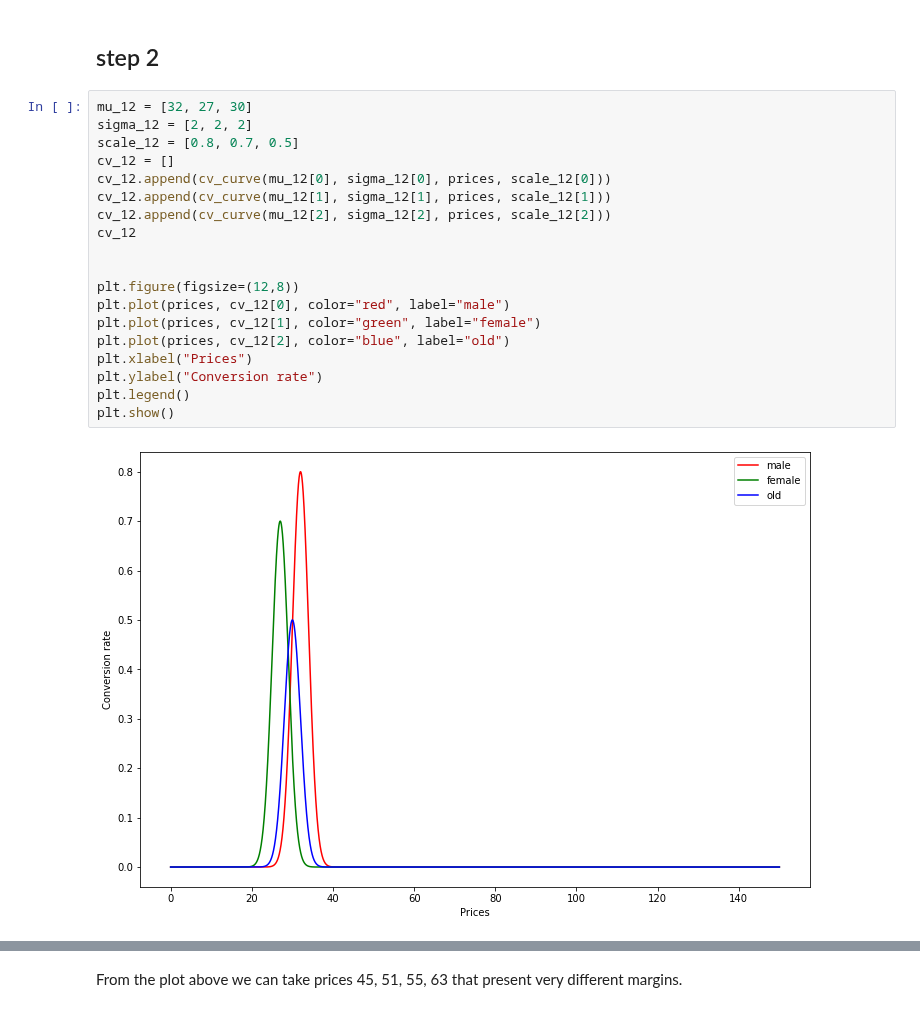
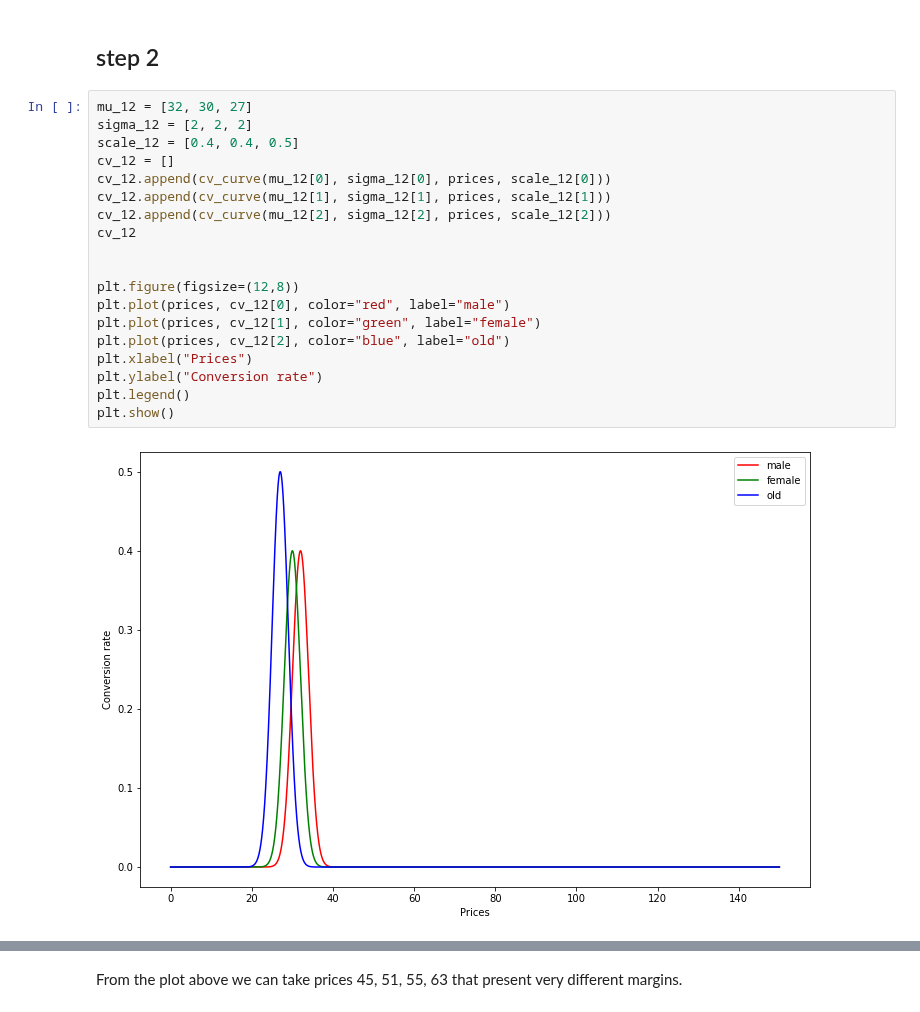
Before and after one commit to VladMarianCimpeanu/OLA_project, a Jupyter notebook: customers_parameters.ipynb, the cells around one changed output, grey strips where cells are left out. Saved outputs shown, nothing was run; the diff lists cells and outputs as text.

```diff
--- a/customers_parameters.ipynb
+++ b/customers_parameters.ipynb
@@ -502,26 +500,26 @@ prices = np.linspace(0, MAXIMUM_PRICE, cents * MAXIMUM_PRICE) # we consider the
 # %% [markdown]
 ## step 2
 # %%
-mu_12 = [32, 27, 30]
+mu_12 = [32, 30, 27]
 sigma_12 = [2, 2, 2]
-scale_12 = [0.8, 0.7, 0.5]
+scale_12 = [0.4, 0.4, 0.5]
 cv_12 = []
 cv_12.append(cv_curve(mu_12[0], sigma_12[0], prices, scale_12[0]))
 cv_12.append(cv_curve(mu_12[1], sigma_12[1], prices, scale_12[1]))
 cv_12.append(cv_curve(mu_12[2], sigma_12[2], prices, scale_12[2]))
 cv_12
 
 
 plt.figure(figsize=(12,8))
 plt.plot(prices, cv_12[0], color="red", label="male")
 plt.plot(prices, cv_12[1], color="green", label="female")
 plt.plot(prices, cv_12[2], color="blue", label="old")
 plt.xlabel("Prices")
 plt.ylabel("Conversion rate")
 plt.legend()
 plt.show()
 # %% [output]
-[figure, old version]
+[figure, new version]
 # %%
 expected_margin_12 = 0
 for i in range(classes):
```
Also changed, not shown: parts of 44 cells of this notebook, 11 other files.
